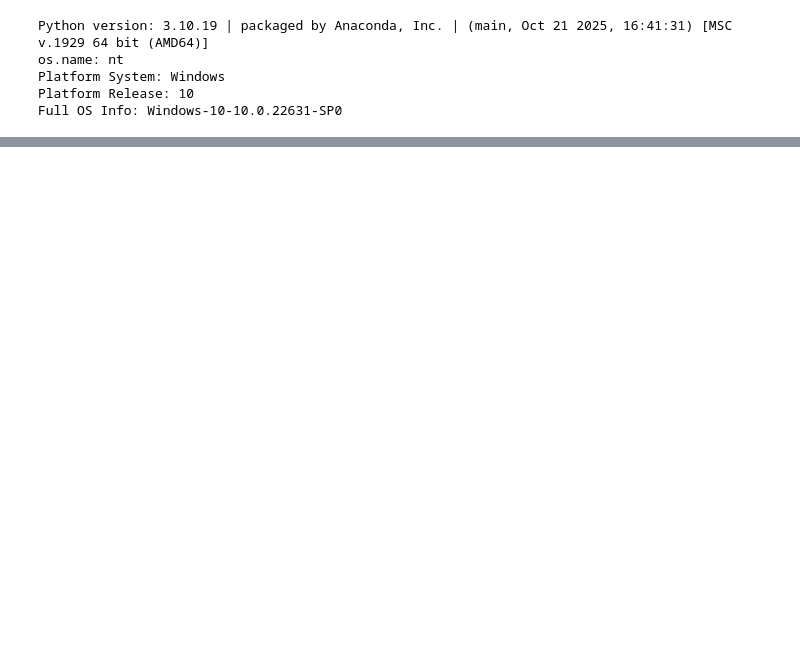
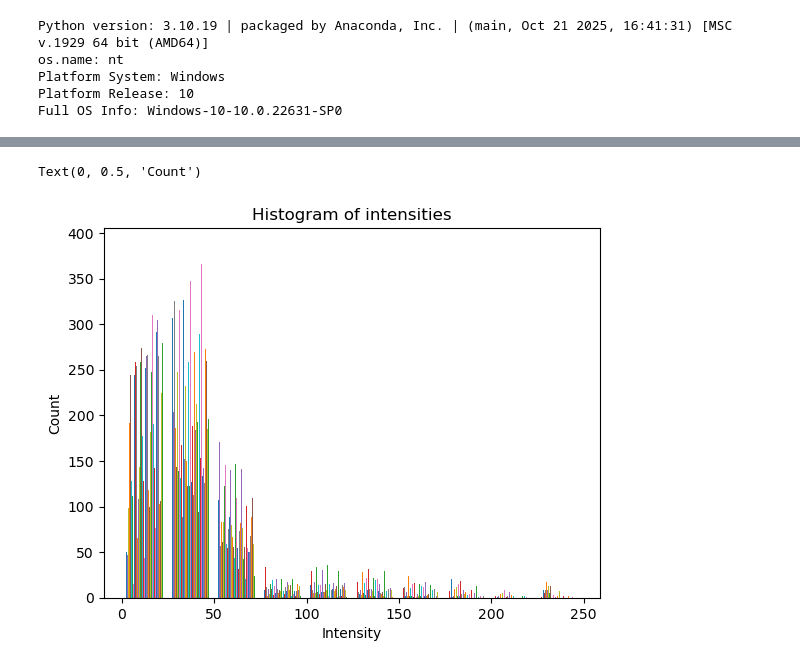
Before and after one commit to pravan007/MATSCI465_Chakravarthy, a Jupyter notebook: assignment_01_setup.ipynb, the cells around one changed output, grey strips where cells are left out. Saved outputs shown, nothing was run; the diff lists cells and outputs as text; code cells hidden in the pictures; blank space fills up the shorter version.

```diff
--- a/assignment_01_setup.ipynb
+++ b/assignment_01_setup.ipynb
@@ -139,0 +203,11 @@ Full OS Info: Windows-10-10.0.22631-SP0
+# %%
+# --- Plot histogram ---
+import matplotlib.pyplot as plt
+
+plt.hist(s.data)
+plt.title('Histogram of intensities')
+plt.xlabel('Intensity')
+plt.ylabel('Count')
+# %% [output]
+Text(0, 0.5, 'Count')
+[figure, added]
```
Also changed, not shown: parts of 11 cells of this notebook, 1 other file.
